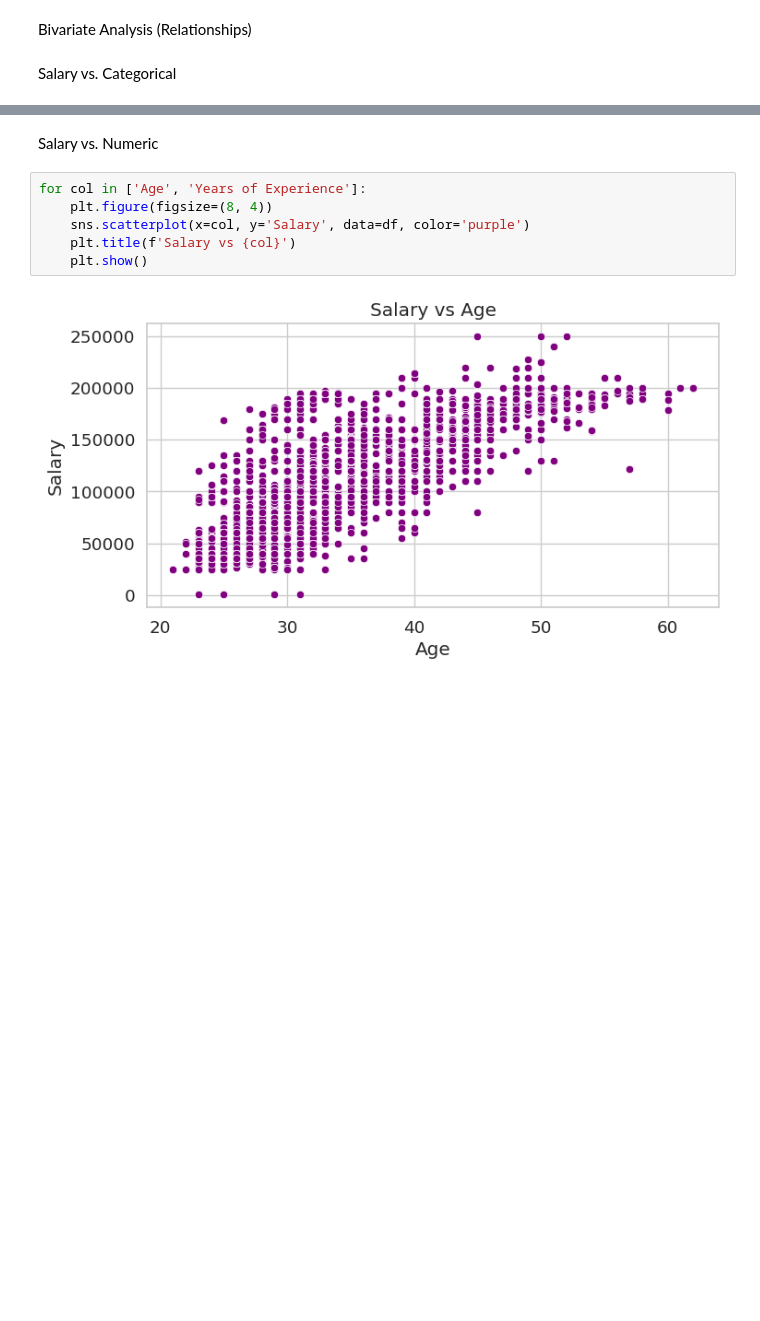
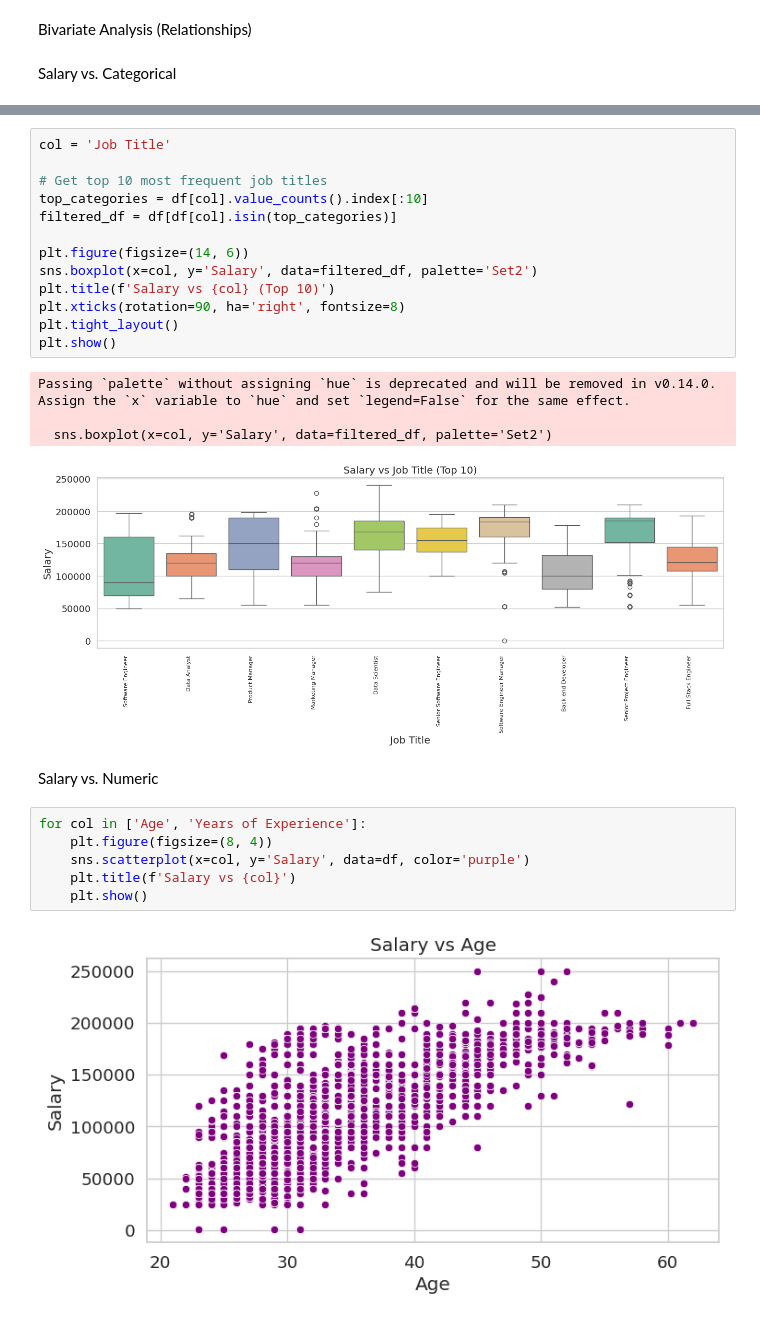
Before and after one commit to Suraweera1235/CS_Group_09_Salary_prediction, a Jupyter notebook: notebooks/Senuli_FC110567/EDA.ipynb, the cells around one changed output, grey strips where cells are left out. Drawn from its saved outputs; the diff is of its cells as text; blank space fills up the shorter version.

```diff
--- a/notebooks/Senuli_FC110567/EDA.ipynb
+++ b/notebooks/Senuli_FC110567/EDA.ipynb
@@ -110,3 +129,21 @@ Passing `palette` without assigning `hue` is deprecated and will be removed in v
+# %%
+col = 'Job Title'
+
+# Get top 10 most frequent job titles
+top_categories = df[col].value_counts().index[:10]
+filtered_df = df[df[col].isin(top_categories)]
+
+plt.figure(figsize=(14, 6))
+sns.boxplot(x=col, y='Salary', data=filtered_df, palette='Set2')
+plt.title(f'Salary vs {col} (Top 10)')
+plt.xticks(rotation=90, ha='right', fontsize=8)
+plt.tight_layout()
+plt.show()
+# %% [output]
+Passing `palette` without assigning `hue` is deprecated and will be removed in v0.14.0. Assign the `x` variable to `hue` and set `legend=False` for the same effect.
+
+  sns.boxplot(x=col, y='Salary', data=filtered_df, palette='Set2')
+[figure, added]
 # %% [markdown]
 Salary vs. Numeric
 # %%
```
Also changed, not shown: parts of 4 cells of this notebook.
